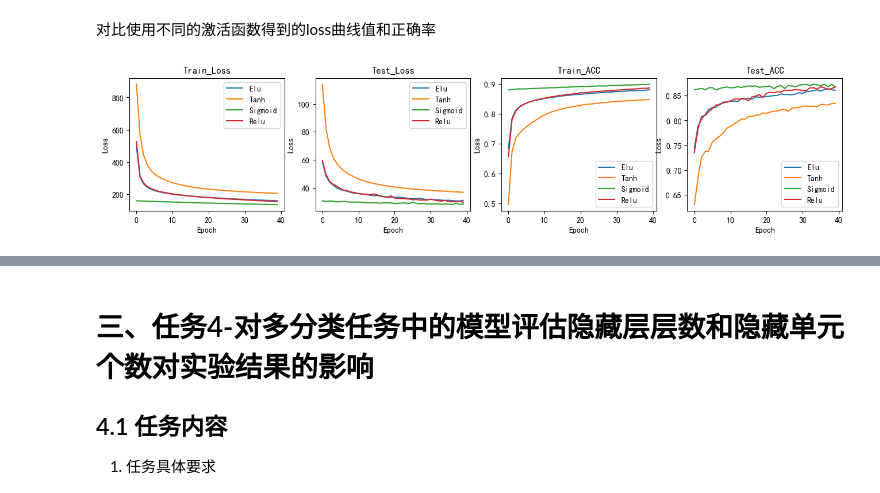
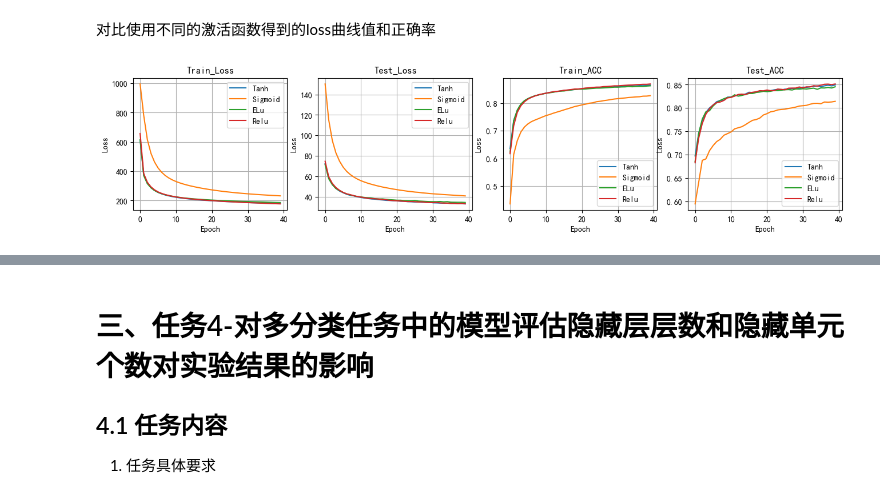
Before and after one commit to Drailife/BJTU-Deeplearning, a Jupyter notebook: 2.前馈神经网络/前馈神经网络实验.ipynb, the cells around one changed output, grey strips where cells are left out. Drawn from its saved outputs; the diff is of its cells as text; code cells hidden in the pictures.

```diff
--- a/2.前馈神经网络/前馈神经网络实验.ipynb
+++ b/2.前馈神经网络/前馈神经网络实验.ipynb
@@ -332,7 +334,7 @@ def mySGD(params, lr, batchsize):
 # 训练
 model3 = MyNet3()  # logistics模型
 criterion = cross_entropy  # 损失函数
-lr = 0.1  # 学习率
+lr = 0.15  # 学习率
 epochs = 40  # 训练轮数
 train_all_loss3 = []  # 记录训练集上得loss变化
 test_all_loss3 = []  # 记录测试集上的loss变化
@@ -667,7 +671,7 @@ model23 = model23.to(device)
 def train_and_test(model=model23):
     MyModel = model
     print(MyModel)
-    optimizer = SGD(MyModel.parameters(), lr=0.02)  # 优化函数
+    optimizer = SGD(MyModel.parameters(), lr=0.01)  # 优化函数
     epochs = 40  # 训练轮数
     criterion = CrossEntropyLoss() # 损失函数
     train_all_loss23 = []  # 记录训练集上得loss变化
@@ -777,15 +785,17 @@ plt.show()
 ### 3.2.1画图函数
 # %%
 def ComPlot(datalist,title='1',ylabel='Loss',flag='act'):
+    plt.rcParams["font.sans-serif"]=["SimHei"] #设置字体
+    plt.rcParams["axes.unicode_minus"]=False #该语句解决图像中的“-”负号的乱码问题
     plt.title(title)
     plt.xlabel('Epoch')
     plt.ylabel(ylabel)
-    plt.plot(datalist[0],label='Elu' if flag=='act' else '[128]')
-    plt.plot(datalist[1],label='Tanh' if flag=='act' else '[512 256 128]')
-    plt.plot(datalist[2],label='Sigmoid' if flag=='act' else '[512,256]')
+    plt.plot(datalist[0],label='Tanh' if flag=='act' else '[128]')
+    plt.plot(datalist[1],label='Sigmoid' if flag=='act' else '[512 256]')
+    plt.plot(datalist[2],label='ELu' if flag=='act' else '[512 256 128 64]')
     plt.plot(datalist[3],label='Relu' if flag=='act' else '[256]')
     plt.legend()
-    plt.show()
+    plt.grid(True)
 # %% [markdown]
 ### 3.2.1 使用Tanh激活函数
 # %%
@@ -848,8 +858,8 @@ torch.nn实现前馈网络-多分类任务 40轮 总用时: 389.256s
 # 使用实验二中多分类的模型定义其激活函数为 ELU
 model33 = MyNet23(1,28*28,[256],10,act='elu')
 model33 = model33.to(device) # 若有gpu则放在gpu上训练
-# 调用实验二中定义的训练函数，避免重复编写代码
-train_all_loss33,test_all_loss33,train_ACC33,test_ACC33 = train_and_test(model=model31)
+# 调用实验二中定义的训练函数，避免重复编写代码m
+train_all_loss33,test_all_loss33,train_ACC33,test_ACC33 = train_and_test(model=model33)
 # %% [output]
 你本次使用的激活函数为 elu
 MyNet23(
@@ -877,14 +887,14 @@ torch.nn实现前馈网络-多分类任务 40轮 总用时: 390.580s
 # %%
 plt.figure(figsize=(16,3))
 plt.subplot(141)
-ComPlot([train_all_loss31,train_all_loss32,train_all_lossbb33,train_all_loss23],title='Train_Loss')
+ComPlot([train_all_loss31,train_all_loss32,train_all_loss33,train_all_loss23],title='Train_Loss')
 plt.subplot(142)
 ComPlot([test_all_loss31,test_all_loss32,test_all_loss33,test_all_loss23],title='Test_Loss')
 plt.subplot(143)
 ComPlot([train_ACC31,train_ACC32,train_ACC33,train_ACC23],title='Train_ACC')
 plt.subplot(144)
 ComPlot([test_ACC31,test_ACC32,test_ACC33,test_ACC23],title='Test_ACC')
 plt.show()
 # %% [output]
-[figure, old version]
+[figure, new version]
 # %% [markdown]
```
Also changed, not shown: parts of 23 cells of this notebook, 3 other files.
